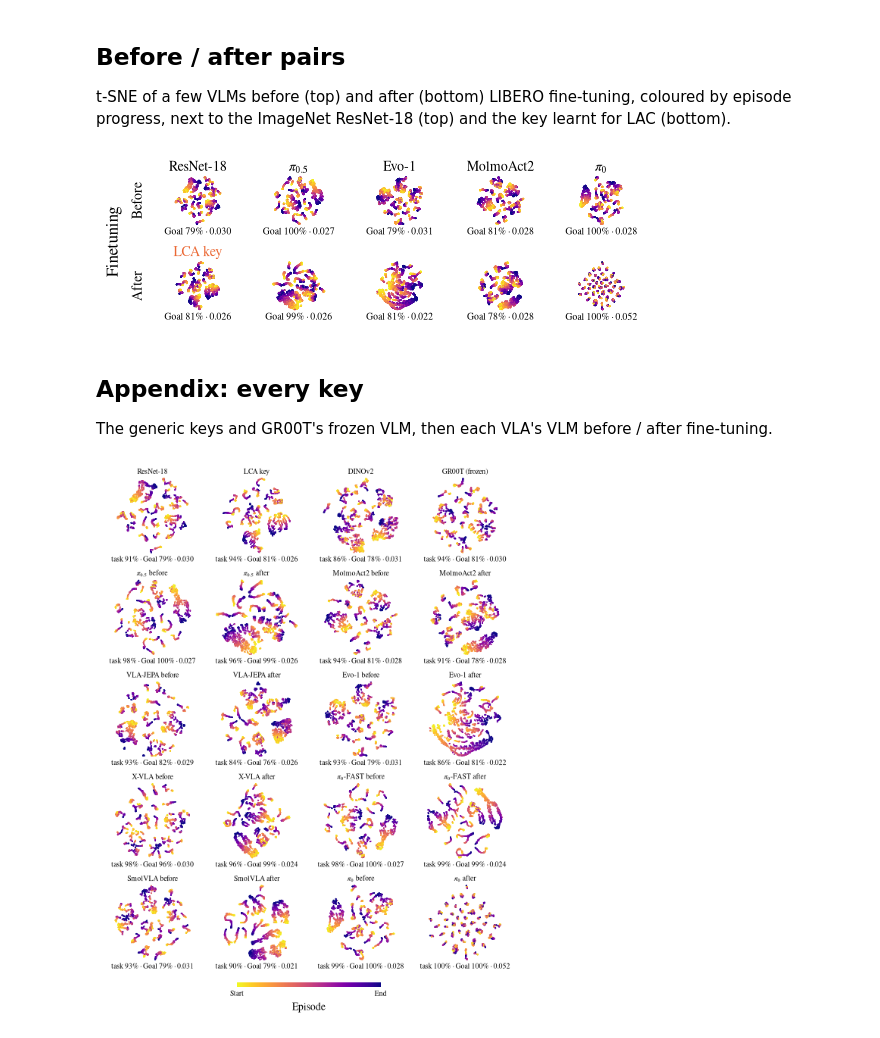
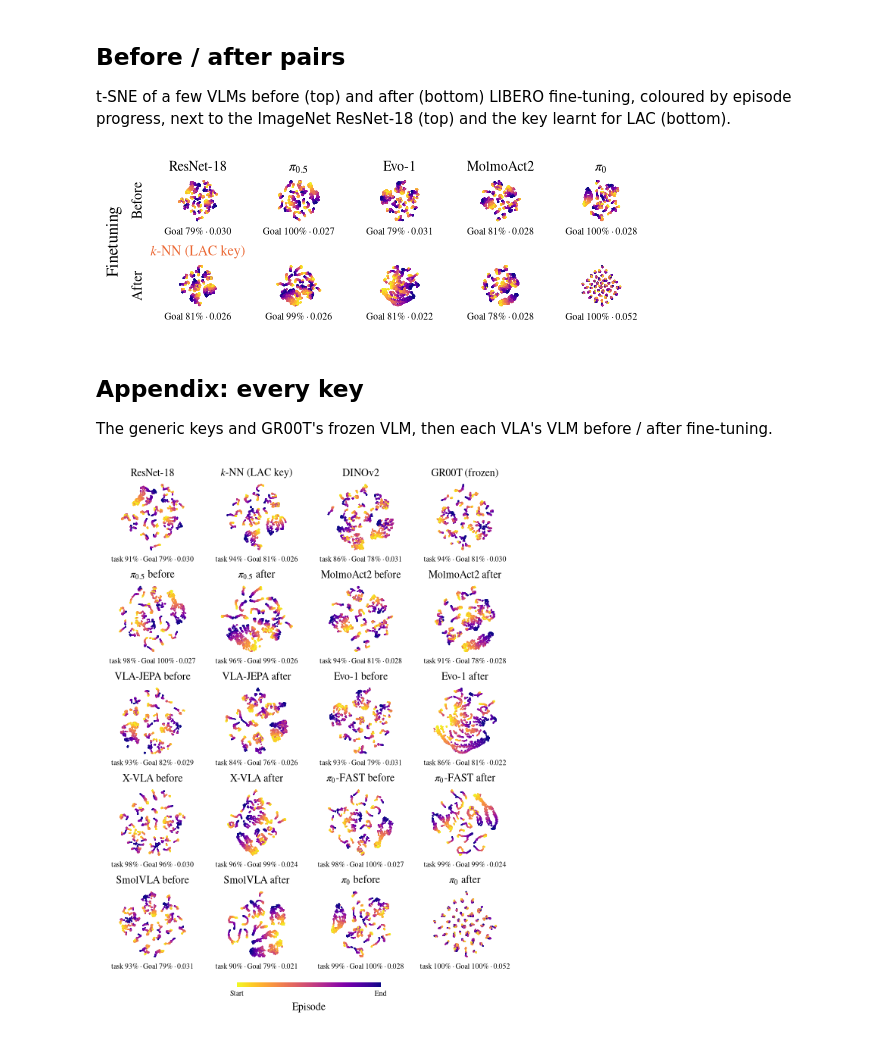
Before and after one commit to sereact/lerobot_knn, a Jupyter notebook: analysis/embeddings.ipynb, the cells around one changed output. Saved outputs shown, nothing was run; the diff lists cells and outputs as text; code cells hidden in the pictures.

Commit message:
Finish figures

```diff
--- a/analysis/embeddings.ipynb
+++ b/analysis/embeddings.ipynb
@@ -52,7 +52,7 @@ def map_panel(ax: mpl.axes.Axes, space: str, method: str, colour_by: str, stats:
         label = (
             f"suite R² {u.suite_r2(maps, space):.2f}\nPC1+2: {100 * sum(v['pca_variance']):.0f}% of variance"
         )
-    ax.set_xlabel(label, fontsize=FS_TINY, labelpad=1)
+    ax.set_xlabel(label, fontsize=FS_TINY)
 
 
 def map_legend(fig, colour_by: str) -> None:
@@ -76,7 +76,7 @@ def map_legend(fig, colour_by: str) -> None:
         fig.legend(handles=handles, frameon=False, loc="outside lower center", ncol=4, fontsize=FS_TINY)
 # %%
 MAP_GRID = [  # (key space, panel title): generic keys and GR00T's frozen VLM, then each VLA before / after fine-tuning
-    [("ResNet-18 grid", "ResNet-18"), ("ResNet-18 grid (learnt key)", "LCA key"), ("DINOv2-S", "DINOv2"),
+    [("ResNet-18 grid", "ResNet-18"), ("ResNet-18 grid (learnt key)", "$k$-NN (LAC key)"), ("DINOv2-S", "DINOv2"),
      ("GR00T N1.7 frozen VLM grid2@L4", "GR00T (frozen)")],
     [("π0.5 base L12", r"$\pi_{0.5}$ before"), ("π0.5 LIBERO L12", r"$\pi_{0.5}$ after"),
      ("MolmoAct2 base grid2@L27", "MolmoAct2 before"), ("MolmoAct2 LIBERO grid2@L27", "MolmoAct2 after")],
@@ -105,14 +105,14 @@ fig, axes = plt.subplots(2, len(cols), figsize=(PAGE_WIDTH, PAGE_WIDTH * 0.31),
 for j, (name, before, after) in enumerate(cols):
     for i, space in enumerate((before, after)):
         map_panel(axes[i, j], space, "tsne", "progress", stats=False)
-    axes[0, j].set_title(name, pad=2)
+    axes[0, j].set_title(name)
 axes[0, 0].set_ylabel("Before")
 axes[1, 0].set_ylabel("After")
 fig.supylabel("Finetuning")
-axes[1, 0].set_title("LCA key", color=u.Colour.KNN, pad=2)
+axes[1, 0].set_title("$k$-NN (LAC key)", color=u.Colour.KNN)
 fig.savefig(figs_path / "embedding_pairs.pdf", dpi=300)  # the scatter layers are rasterised
 # %% [output]
-[figure, old version]
+[figure, new version]
 # %% [markdown]
 ## Appendix: every key
 
@@ -120,14 +120,14 @@ The generic keys and GR00T's frozen VLM, then each VLA's VLM before / after fine
 # %%
 method, colour_by = "tsne", "progress"
 fig, axes = plt.subplots(len(MAP_GRID), 4, figsize=(PAGE_WIDTH, PAGE_WIDTH * 1.32), layout="constrained")
 for row, panels in zip(axes, MAP_GRID, strict=True):
     for ax, (space, title) in zip(row, panels, strict=True):
         map_panel(ax, space, method, colour_by)
-        ax.set_title(title, fontsize=FS_TINY, pad=2)
+        ax.set_title(title)
 map_legend(fig, colour_by)
 fig.savefig(figs_path / f"embedding_{method}_{colour_by}.pdf", dpi=300)  # the scatter layers are rasterised
 # %% [output]
-[figure, old version]
+[figure, new version]
 # %%
 method, colour_by = "pca", "suite"
 fig, axes = plt.subplots(len(MAP_GRID), 4, figsize=(PAGE_WIDTH, PAGE_WIDTH * 1.32), layout="constrained")
```
Also changed, not shown: parts of 1 cell of this notebook, 19 other files.
